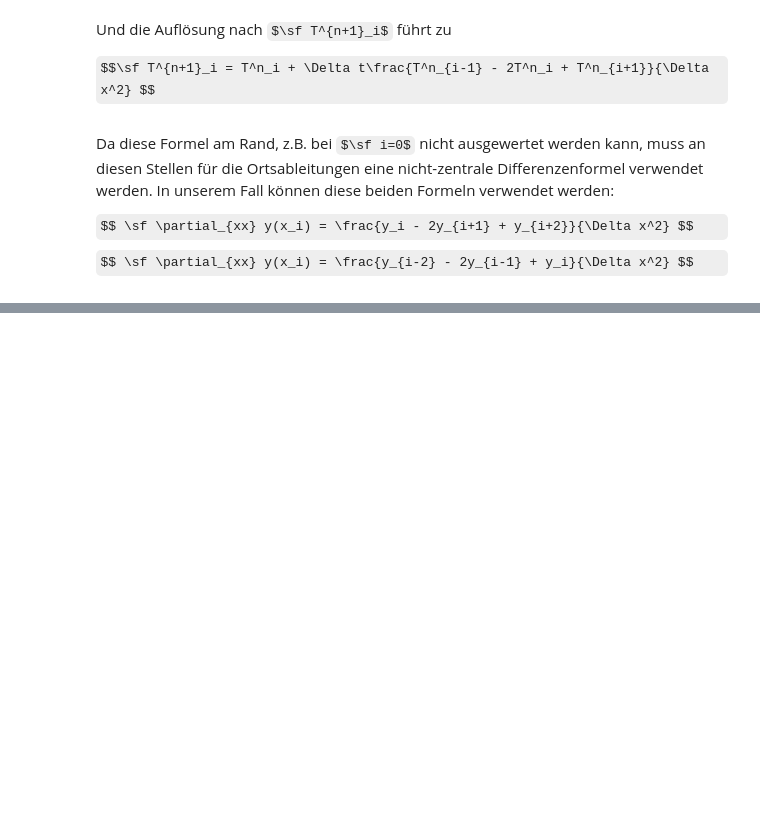
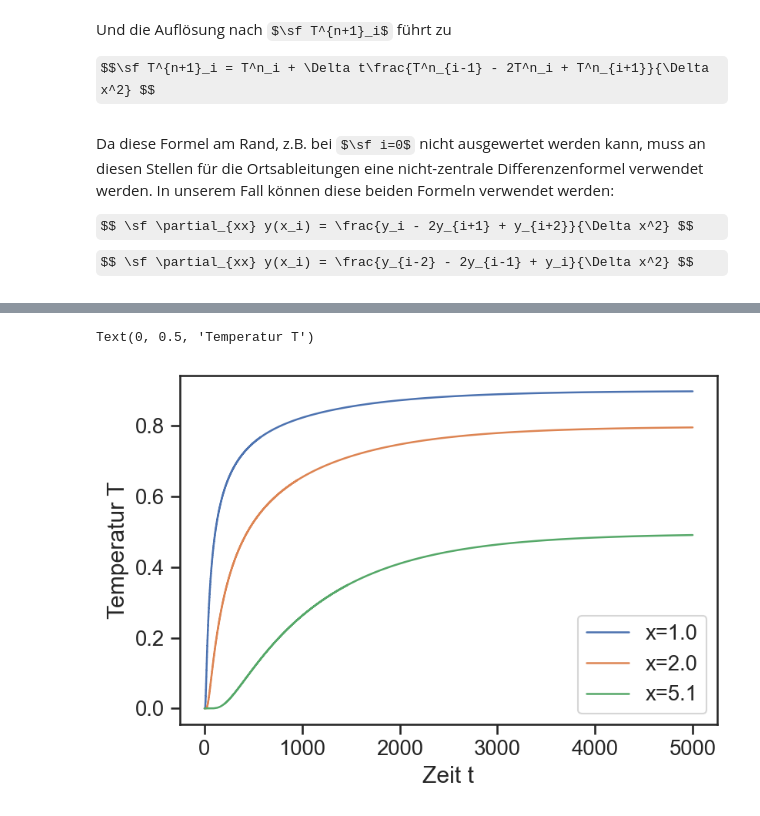
Before and after one commit to lu-kas/Vorlesung_Ingenieurinformatik, a Jupyter notebook: Content/Script/04_numerik/0433_pde.ipynb, the cells around one changed output, grey strips where cells are left out. Drawn from its saved outputs; the diff is of its cells as text; code cells hidden in the pictures; some formulas as TeX source; blank space fills up the shorter version.

```diff
--- a/Content/Script/04_numerik/0433_pde.ipynb
+++ b/Content/Script/04_numerik/0433_pde.ipynb
@@ -91,0 +96,11 @@ NameError: name 'd' is not defined
+# %%
+for i in [nx//10, nx//5, nx//2]:
+    x_label = f'x={x[i]:.1f}'
+    plt.plot(t, T[:,i], label=x_label)
+
+plt.legend()
+plt.xlabel('Zeit t')
+plt.ylabel('Temperatur T')
+# %% [output]
+Text(0, 0.5, 'Temperatur T')
+[figure, added]
```
Also changed, not shown: parts of 13 cells of this notebook.
